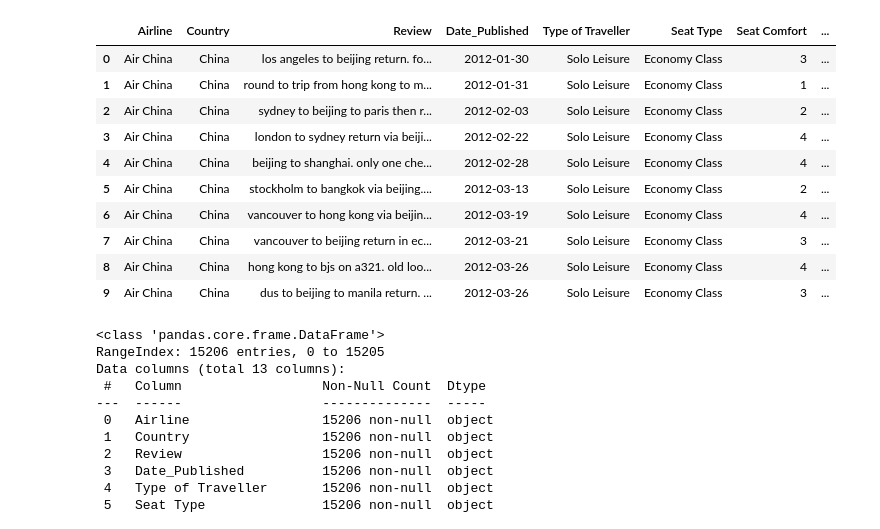
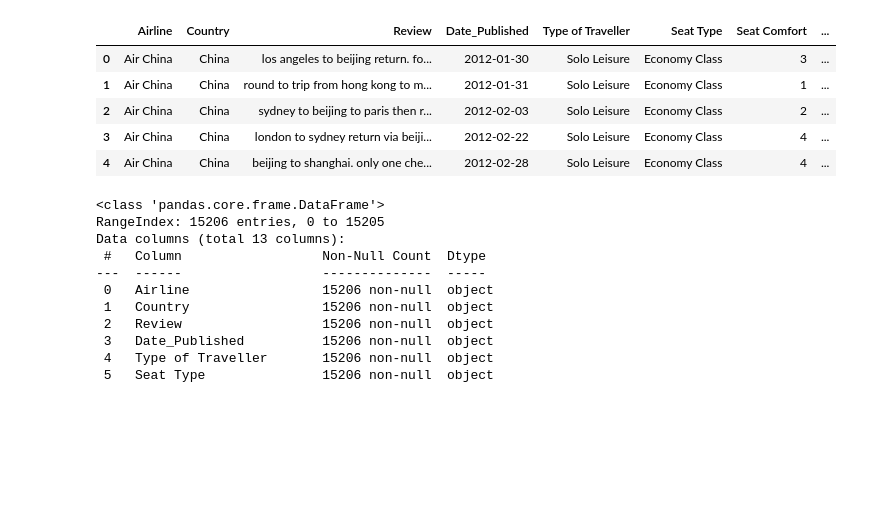
Before and after one commit to 1422-samu/Airline-Review-Sentiment-Analysis, a Jupyter notebook: Airline Review Analysis.ipynb, the cells around one changed output. Drawn from its saved outputs; the diff is of its cells as text; code cells hidden in the pictures; blank space fills up the shorter version.

```diff
--- a/Airline Review Analysis.ipynb
+++ b/Airline Review Analysis.ipynb
@@ -16,19 +16,14 @@ w.filterwarnings('ignore')
 # %%
 airline_df = pd.read_csv('airline_df_cleaned.csv')
 airline_df.drop('Recommended', axis=1, inplace=True)
-airline_df.head(10)
+airline_df.head()
 # %% [output]
 |  | Airline | Country | Review | Date_Published | Type of Traveller | Seat Type | Seat Comfort | ... |
 | 0 | Air China | China | los angeles to beijing return. fo... | 2012-01-30 | Solo Leisure | Economy Class | 3 | ... |
 | 1 | Air China | China | round to trip from hong kong to m... | 2012-01-31 | Solo Leisure | Economy Class | 1 | ... |
 | 2 | Air China | China | sydney to beijing to paris then r... | 2012-02-03 | Solo Leisure | Economy Class | 2 | ... |
 | 3 | Air China | China | london to sydney return via beiji... | 2012-02-22 | Solo Leisure | Economy Class | 4 | ... |
 | 4 | Air China | China | beijing to shanghai. only one che... | 2012-02-28 | Solo Leisure | Economy Class | 4 | ... |
-| 5 | Air China | China | stockholm to bangkok via beijing.... | 2012-03-13 | Solo Leisure | Economy Class | 2 | ... |
-| 6 | Air China | China | vancouver to hong kong via beijin... | 2012-03-19 | Solo Leisure | Economy Class | 4 | ... |
-| 7 | Air China | China | vancouver to beijing return in ec... | 2012-03-21 | Solo Leisure | Economy Class | 3 | ... |
-| 8 | Air China | China | hong kong to bjs on a321. old loo... | 2012-03-26 | Solo Leisure | Economy Class | 4 | ... |
-| 9 | Air China | China | dus to beijing to manila return. ... | 2012-03-26 | Solo Leisure | Economy Class | 3 | ... |
 # %%
 airline_df.info()
 # %% [output]
```
Also changed, not shown: 2 other files.
